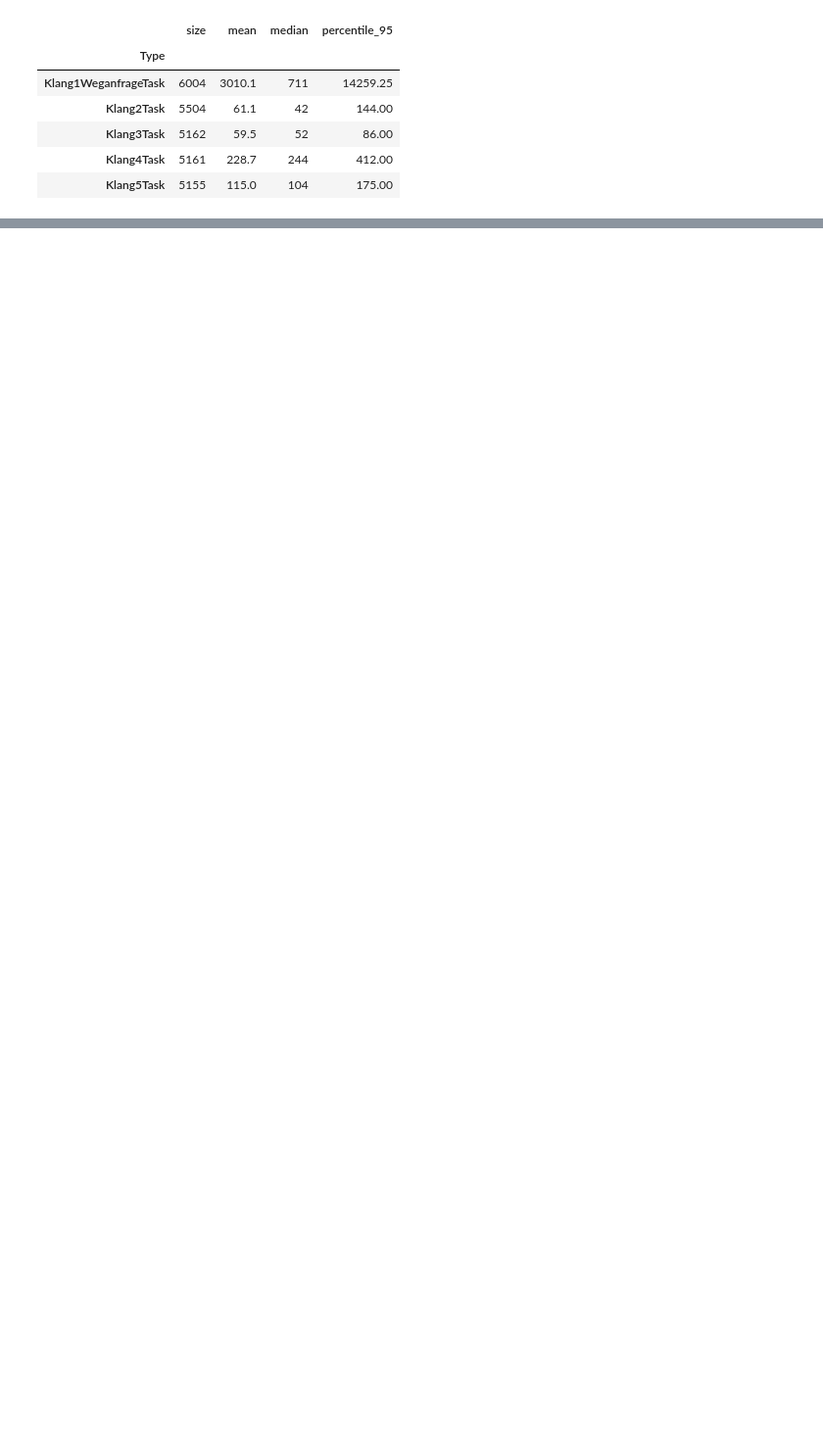
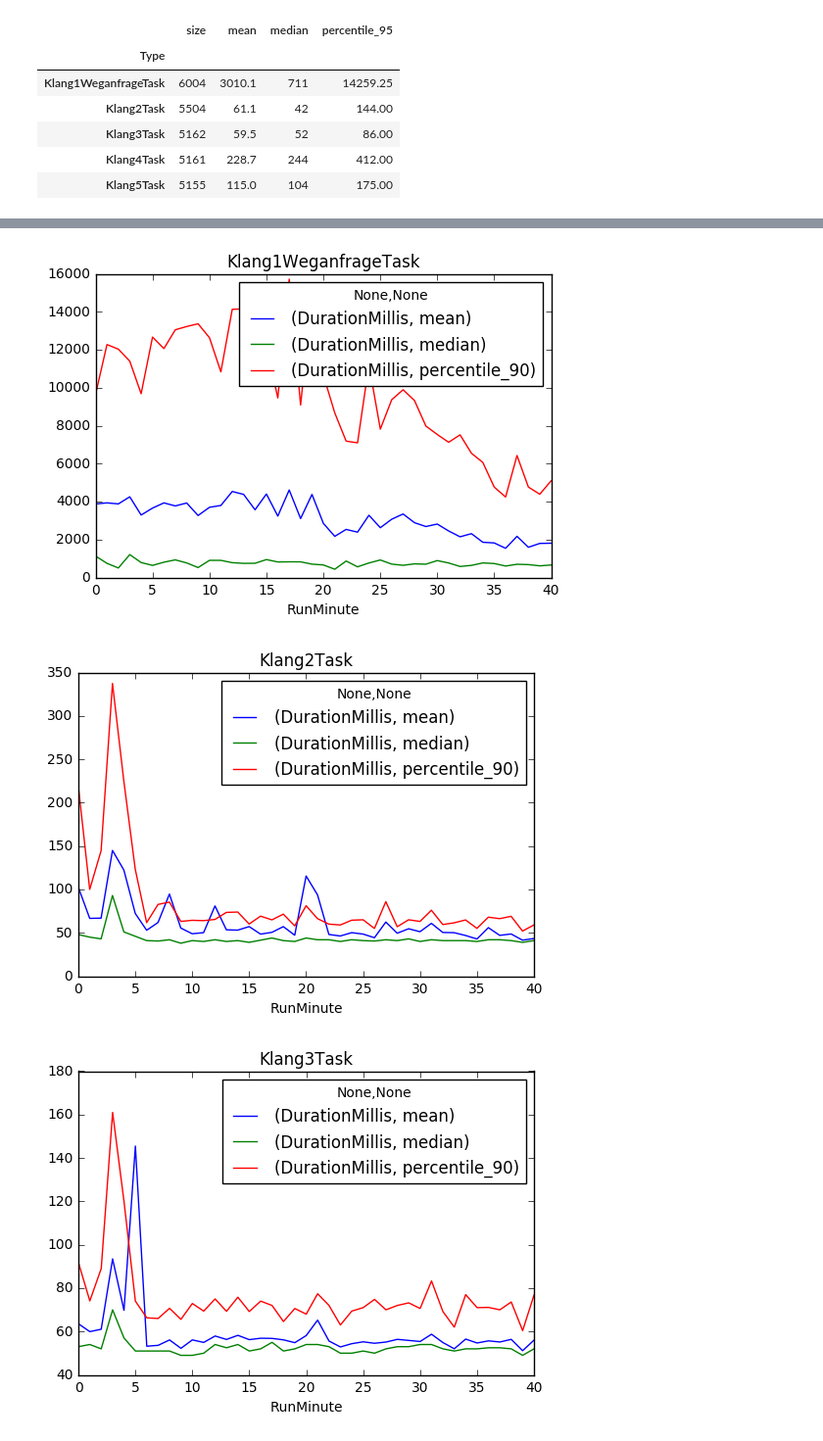
Before and after one commit to dnswlt/jupyter-playground, a Jupyter notebook: SprintPerformanceTesting.ipynb, the cells around one changed output, grey strips where cells are left out. Shown at 98% size. Cells and saved outputs as stored; diff of their text form; code cells hidden in the pictures; blank space fills up the shorter version.

```diff
--- a/SprintPerformanceTesting.ipynb
+++ b/SprintPerformanceTesting.ipynb
@@ -71,0 +79,8 @@ p = plt.hist(k5['DurationMillis'], bins=50)
+# %%
+for name, group in data.groupby('Type'):
+    group.groupby('RunMinute').aggregate({'DurationMillis': [np.mean, np.median, percentile(90)]}).plot()
+    plt.title(name)
+# %% [output]
+[figure, added]
+[figure, added]
+[figure, added]
```
Also changed, not shown: parts of 16 cells of this notebook.
